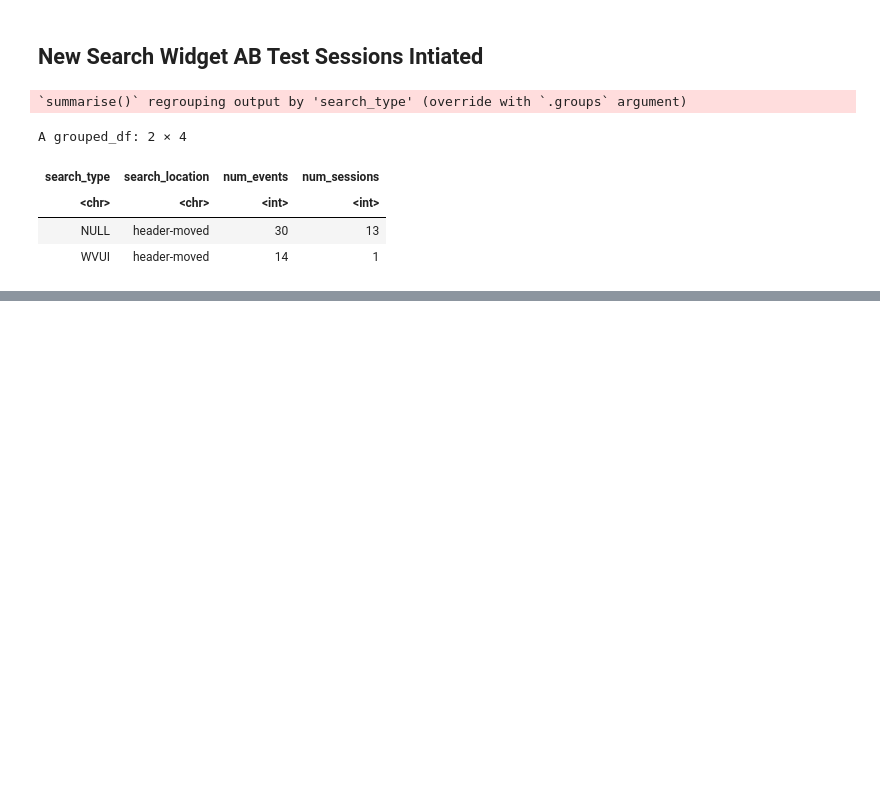
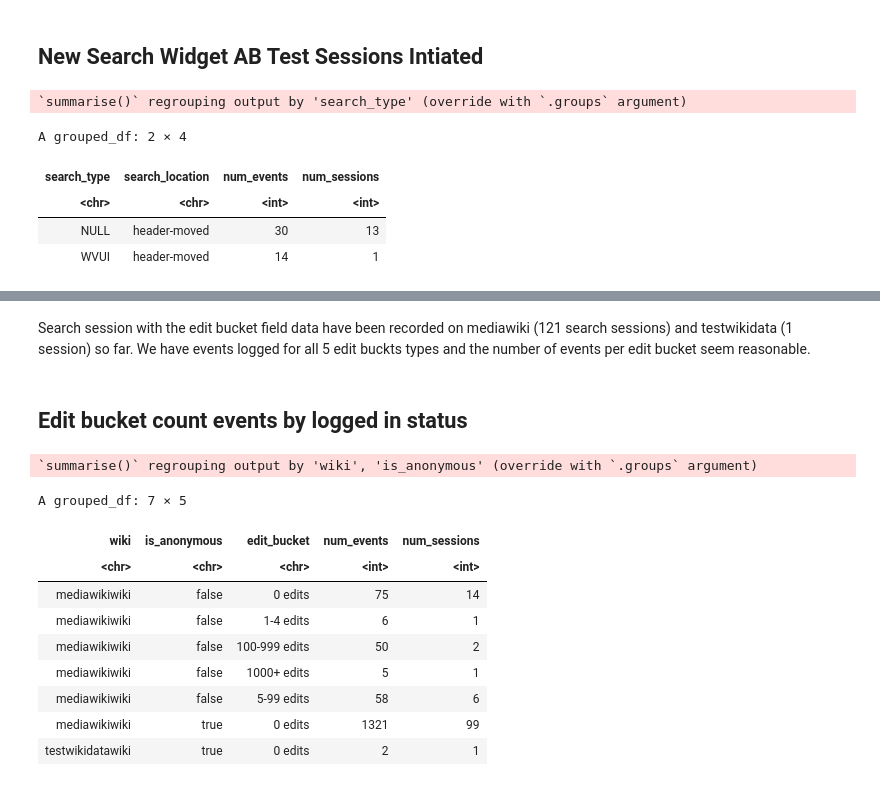
Before and after one commit to wikimedia-research/Desktop-Improvements-Search-Move-Analysis-2020, a Jupyter notebook: Post-deployment-data-QA/Post-deployment-data-QA.ipynb, the cells around one changed output, grey strips where cells are left out. Drawn from its saved outputs; the diff is of its cells as text; code cells hidden in the pictures; blank space fills up the shorter version.

```diff
--- a/Post-deployment-data-QA/Post-deployment-data-QA.ipynb
+++ b/Post-deployment-data-QA/Post-deployment-data-QA.ipynb
@@ -1052,0 +1125,25 @@ There have not been sufficent number of events to confirm AB Bucketing but I've
+# %% [markdown]
+Search session with the edit bucket field data have been recorded on mediawiki (121 search sessions) and testwikidata (1 session) so far. We have events logged for all 5 edit buckts types and the number of events per edit bucket seem reasonable.
+# %% [markdown]
+## Edit bucket count events by logged in status
+# %%
+editbucket_events_byloggedin <- search_sessions_weditbucket %>%
+    filter(edit_bucket != 'NULL') %>%
+    group_by(wiki, is_anonymous, edit_bucket) %>%
+    summarise(num_events = sum(events),
+             num_sessions = n_distinct(search_session))
+
+
+editbucket_events_byloggedin
+# %% [output]
+`summarise()` regrouping output by 'wiki', 'is_anonymous' (override with `.groups` argument)
+A grouped_df: 7 × 5
+| wiki | is_anonymous | edit_bucket | num_events | num_sessions |
+| <chr> | <chr> | <chr> | <int> | <int> |
+| mediawikiwiki | false | 0 edits | 75 | 14 |
+| mediawikiwiki | false | 1-4 edits | 6 | 1 |
+| mediawikiwiki | false | 100-999 edits | 50 | 2 |
+| mediawikiwiki | false | 1000+ edits | 5 | 1 |
+| mediawikiwiki | false | 5-99 edits | 58 | 6 |
+| mediawikiwiki | true | 0 edits | 1321 | 99 |
+| testwikidatawiki | true | 0 edits | 2 | 1 |
```
Also changed, not shown: parts of 12 cells of this notebook.
